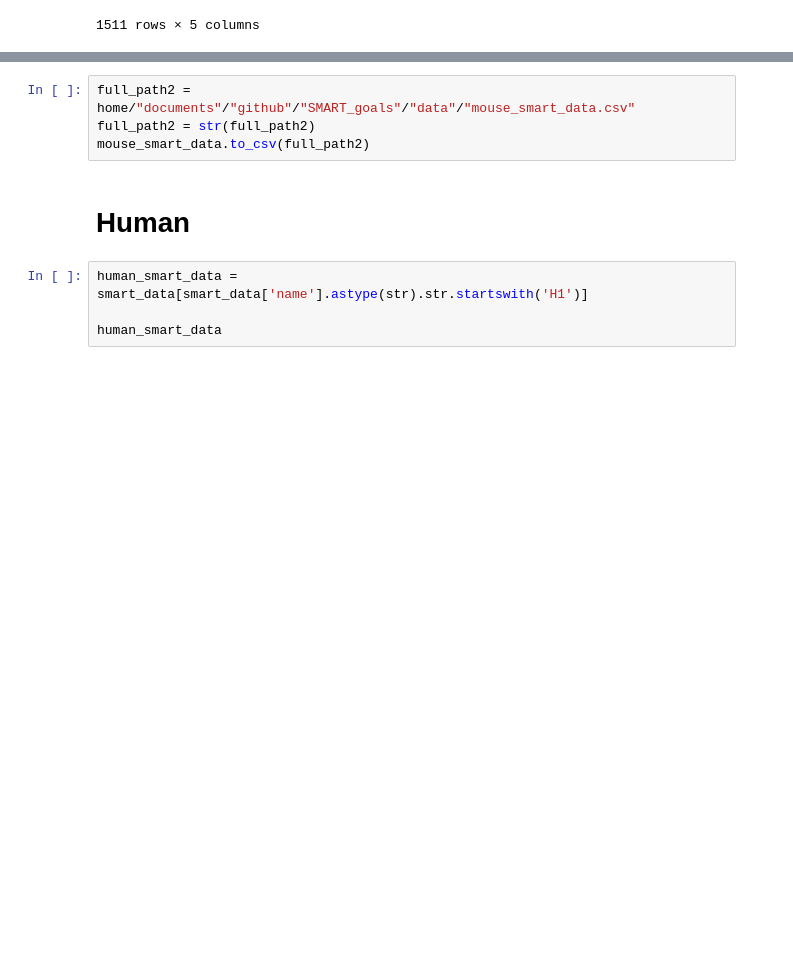
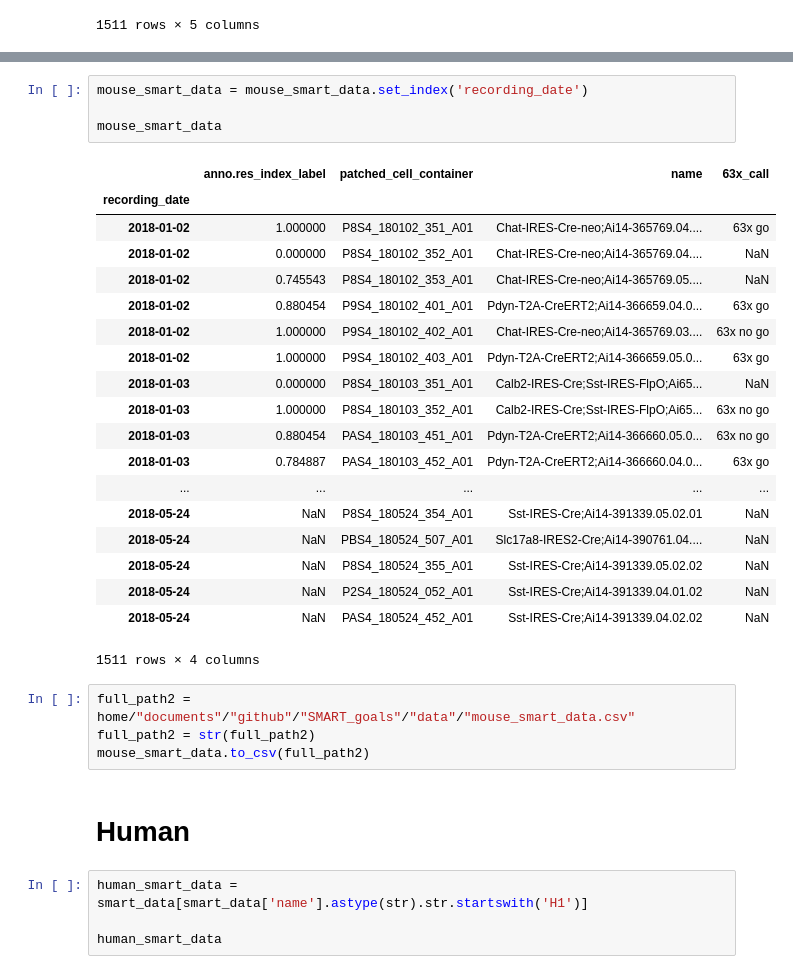
Before and after one commit to ru57y34nn/SMART_goals, a Jupyter notebook: src/SMART_Data.ipynb, the cells around one changed output, grey strips where cells are left out. Cells and saved outputs as stored; diff of their text form; blank space fills up the shorter version.

```diff
--- a/src/SMART_Data.ipynb
+++ b/src/SMART_Data.ipynb
@@ -183,3 +215,27 @@ mouse_smart_data
+# %%
+mouse_smart_data = mouse_smart_data.set_index('recording_date')
+
+mouse_smart_data
+# %% [output]
+|  | anno.res_index_label | patched_cell_container | name | 63x_call |
+| recording_date |  |  |  |  |
+| 2018-01-02 | 1.000000 | P8S4_180102_351_A01 | Chat-IRES-Cre-neo;Ai14-365769.04.... | 63x go |
+| 2018-01-02 | 0.000000 | P8S4_180102_352_A01 | Chat-IRES-Cre-neo;Ai14-365769.04.... | NaN |
+| 2018-01-02 | 0.745543 | P8S4_180102_353_A01 | Chat-IRES-Cre-neo;Ai14-365769.05.... | NaN |
+| 2018-01-02 | 0.880454 | P9S4_180102_401_A01 | Pdyn-T2A-CreERT2;Ai14-366659.04.0... | 63x go |
+| 2018-01-02 | 1.000000 | P9S4_180102_402_A01 | Chat-IRES-Cre-neo;Ai14-365769.03.... | 63x no go |
+| 2018-01-02 | 1.000000 | P9S4_180102_403_A01 | Pdyn-T2A-CreERT2;Ai14-366659.05.0... | 63x go |
+| 2018-01-03 | 0.000000 | P8S4_180103_351_A01 | Calb2-IRES-Cre;Sst-IRES-FlpO;Ai65... | NaN |
+| 2018-01-03 | 1.000000 | P8S4_180103_352_A01 | Calb2-IRES-Cre;Sst-IRES-FlpO;Ai65... | 63x no go |
+| 2018-01-03 | 0.880454 | PAS4_180103_451_A01 | Pdyn-T2A-CreERT2;Ai14-366660.05.0... | 63x no go |
+| 2018-01-03 | 0.784887 | PAS4_180103_452_A01 | Pdyn-T2A-CreERT2;Ai14-366660.04.0... | 63x go |
+| ... | ... | ... | ... | ... |
+| 2018-05-24 | NaN | P8S4_180524_354_A01 | Sst-IRES-Cre;Ai14-391339.05.02.01 | NaN |
+| 2018-05-24 | NaN | PBS4_180524_507_A01 | Slc17a8-IRES2-Cre;Ai14-390761.04.... | NaN |
+| 2018-05-24 | NaN | P8S4_180524_355_A01 | Sst-IRES-Cre;Ai14-391339.05.02.02 | NaN |
+| 2018-05-24 | NaN | P2S4_180524_052_A01 | Sst-IRES-Cre;Ai14-391339.04.01.02 | NaN |
+| 2018-05-24 | NaN | PAS4_180524_452_A01 | Sst-IRES-Cre;Ai14-391339.04.02.02 | NaN |
+1511 rows × 4 columns
 # %%
 full_path2 = home/"documents"/"github"/"SMART_goals"/"data"/"mouse_smart_data.csv"
 full_path2 = str(full_path2)
```
Also changed, not shown: parts of 5 cells of this notebook, 2 other files.
